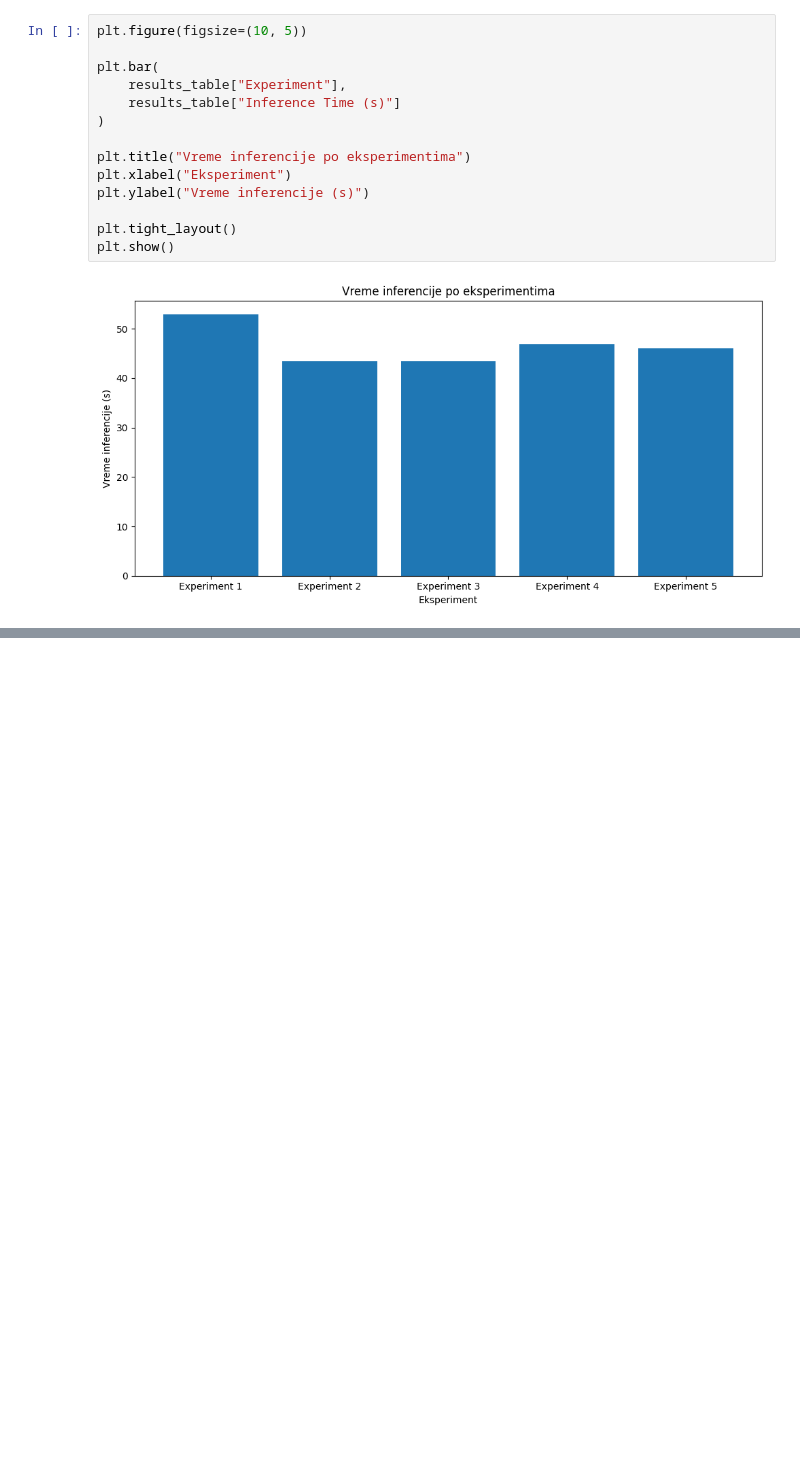
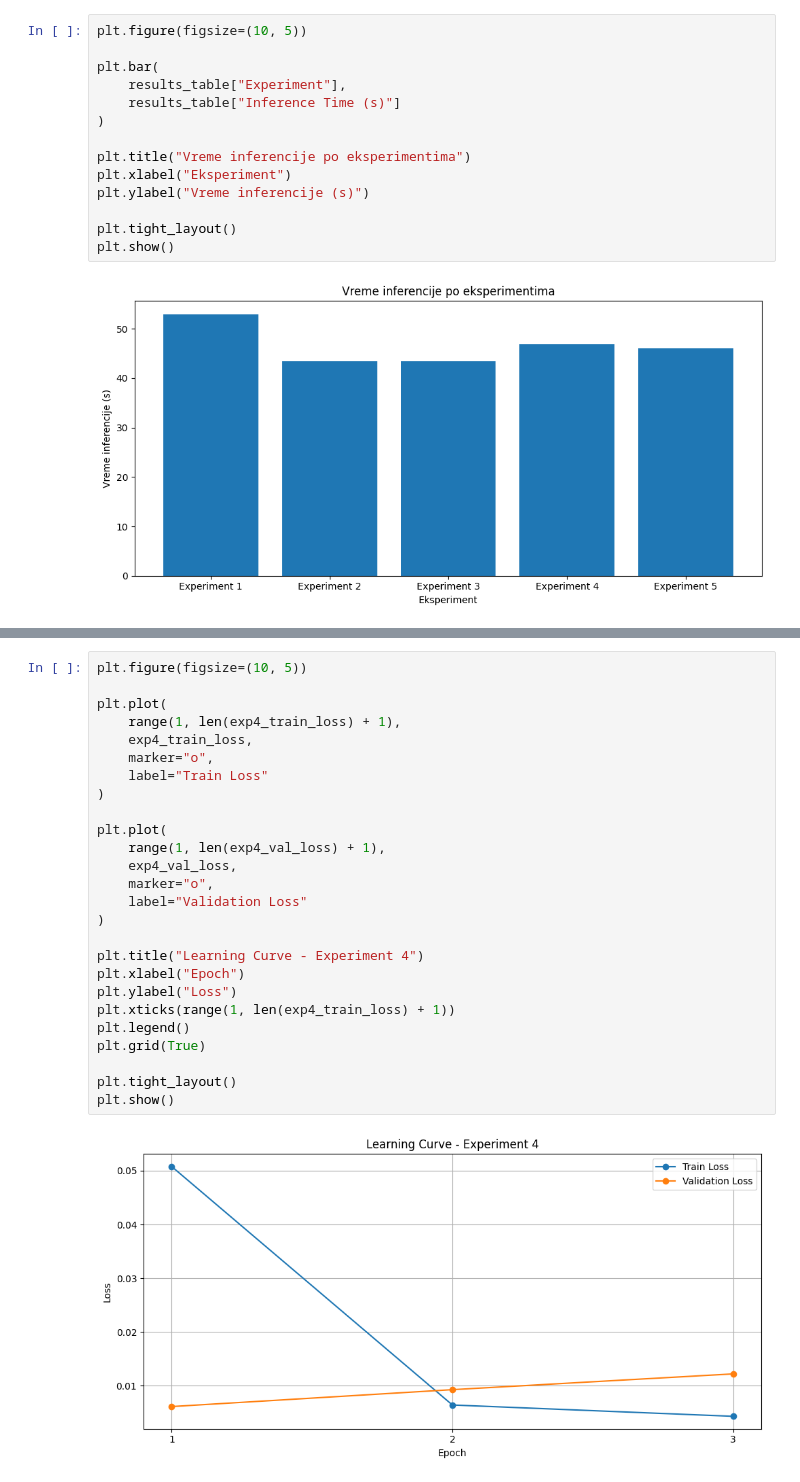
Before and after one commit to minadjordjevic/Language-Classification, a Jupyter notebook: language_classification.ipynb, the cells around one changed output, grey strips where cells are left out. Drawn from its saved outputs; the diff is of its cells as text; blank space fills up the shorter version.

Commit message:
Validation Loss Comprason

```diff
--- a/language_classification.ipynb
+++ b/language_classification.ipynb
@@ -2256,0 +2345,28 @@ plt.show()
+# %%
+plt.figure(figsize=(10, 5))
+
+plt.plot(
+    range(1, len(exp4_train_loss) + 1),
+    exp4_train_loss,
+    marker="o",
+    label="Train Loss"
+)
+
+plt.plot(
+    range(1, len(exp4_val_loss) + 1),
+    exp4_val_loss,
+    marker="o",
+    label="Validation Loss"
+)
+
+plt.title("Learning Curve - Experiment 4")
+plt.xlabel("Epoch")
+plt.ylabel("Loss")
+plt.xticks(range(1, len(exp4_train_loss) + 1))
+plt.legend()
+plt.grid(True)
+
+plt.tight_layout()
+plt.show()
+# %% [output]
+[figure, added]
```
Also changed, not shown: parts of 5 cells of this notebook.
